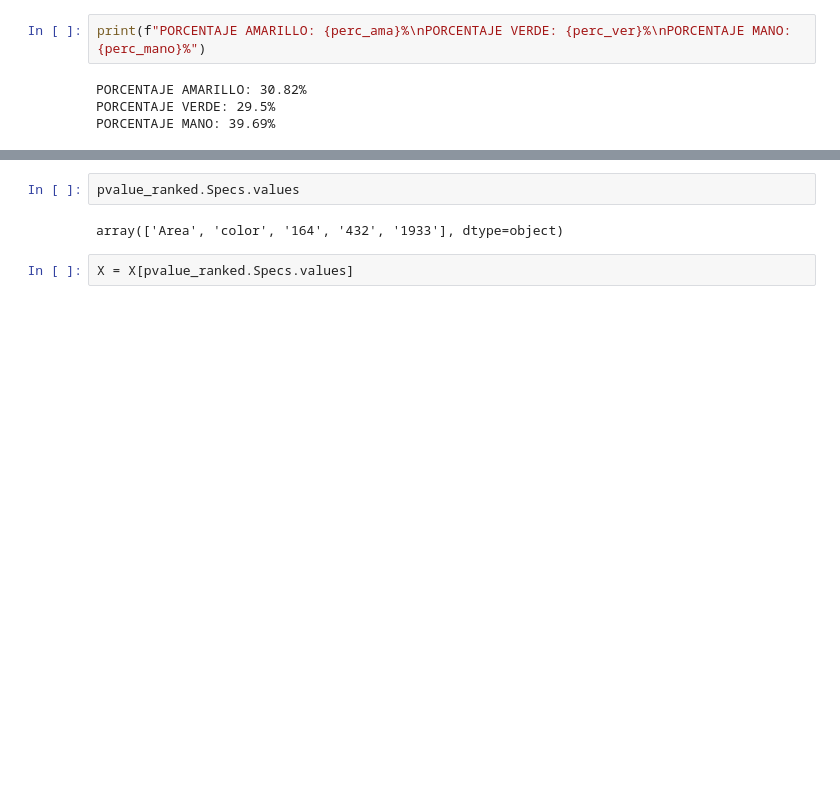
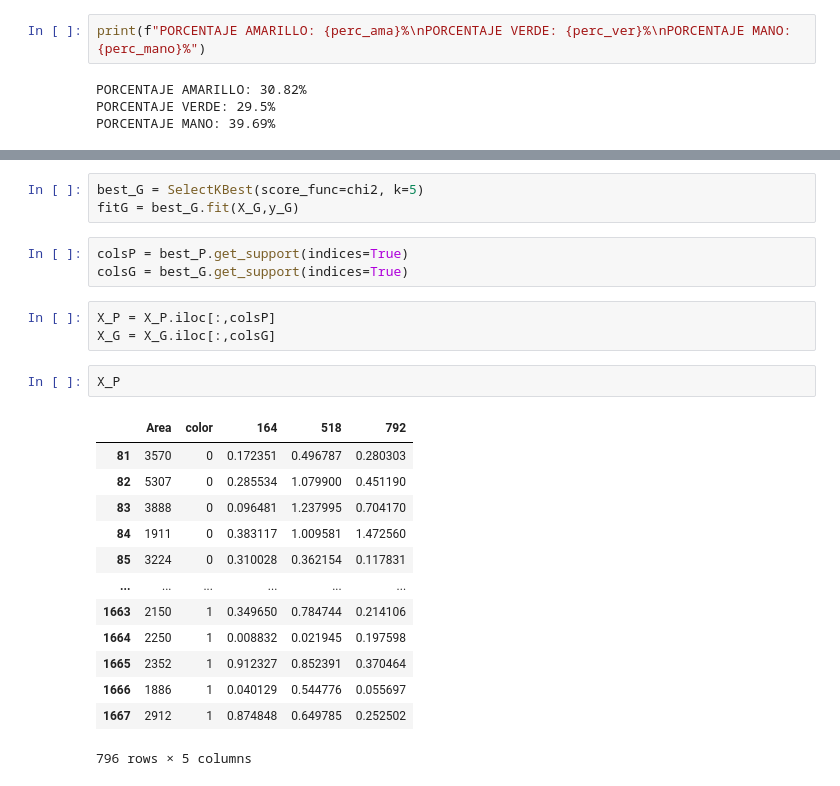
Before and after one commit to nachitog83/mentoria_img, a Jupyter notebook: 3-Introduccion_AS/4_Introducción_al_Aprendizaje_Supervisado_Detección_de_Objetos_ver1.ipynb, the cells around one changed output, grey strips where cells are left out. Drawn from its saved outputs; the diff is of its cells as text; blank space fills up the shorter version.

```diff
--- a/3-Introduccion_AS/4_Introducción_al_Aprendizaje_Supervisado_Detección_de_Objetos_ver1.ipynb
+++ b/3-Introduccion_AS/4_Introducción_al_Aprendizaje_Supervisado_Detección_de_Objetos_ver1.ipynb
@@ -223,6 +175,25 @@ pvalue_ranked
-# %%
-pvalue_ranked.Specs.values
-# %% [output]
-array(['Area', 'color', '164', '432', '1933'], dtype=object)
-# %%
-X = X[pvalue_ranked.Specs.values]
+# %%
+best_G = SelectKBest(score_func=chi2, k=5)
+fitG = best_G.fit(X_G,y_G)
+# %%
+colsP = best_P.get_support(indices=True)
+colsG = best_G.get_support(indices=True)
+# %%
+X_P = X_P.iloc[:,colsP]
+X_G = X_G.iloc[:,colsG]
+# %%
+X_P
+# %% [output]
+|  | Area | color | 164 | 518 | 792 |
+| 81 | 3570 | 0 | 0.172351 | 0.496787 | 0.280303 |
+| 82 | 5307 | 0 | 0.285534 | 1.079900 | 0.451190 |
+| 83 | 3888 | 0 | 0.096481 | 1.237995 | 0.704170 |
+| 84 | 1911 | 0 | 0.383117 | 1.009581 | 1.472560 |
+| 85 | 3224 | 0 | 0.310028 | 0.362154 | 0.117831 |
+| ... | ... | ... | ... | ... | ... |
+| 1663 | 2150 | 1 | 0.349650 | 0.784744 | 0.214106 |
+| 1664 | 2250 | 1 | 0.008832 | 0.021945 | 0.197598 |
+| 1665 | 2352 | 1 | 0.912327 | 0.852391 | 0.370464 |
+| 1666 | 1886 | 1 | 0.040129 | 0.544776 | 0.055697 |
+| 1667 | 2912 | 1 | 0.874848 | 0.649785 | 0.252502 |
+796 rows × 5 columns
```
Also changed, not shown: parts of 16 cells of this notebook.
